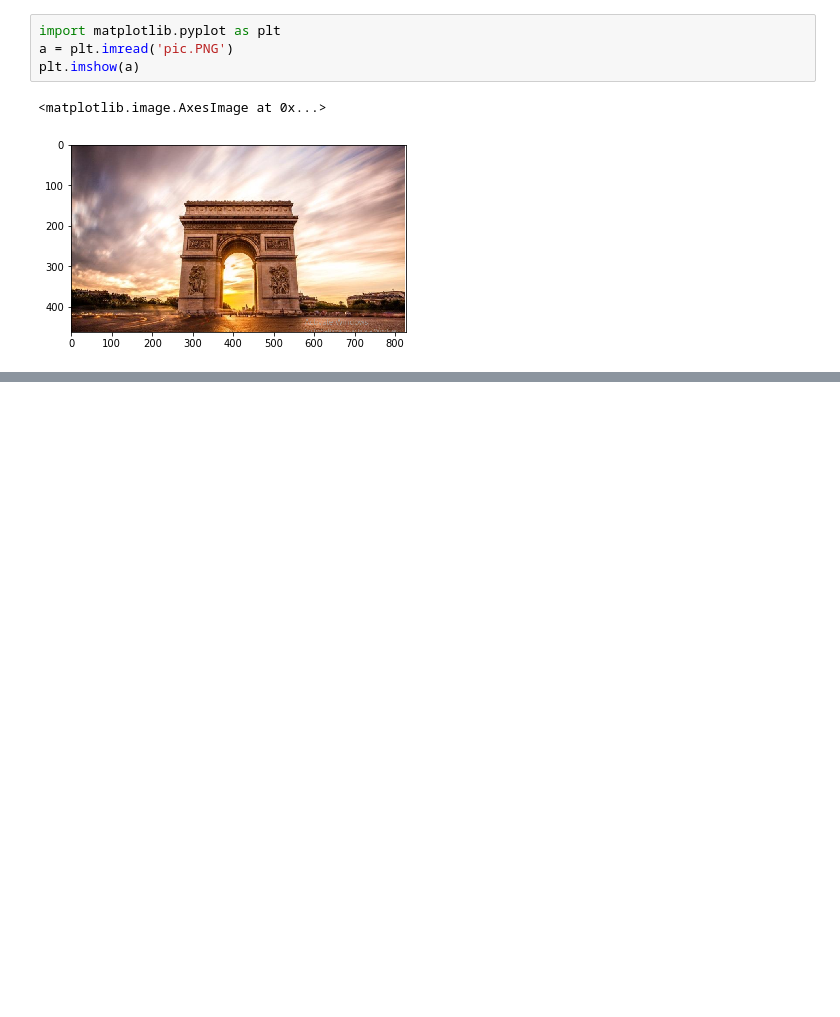
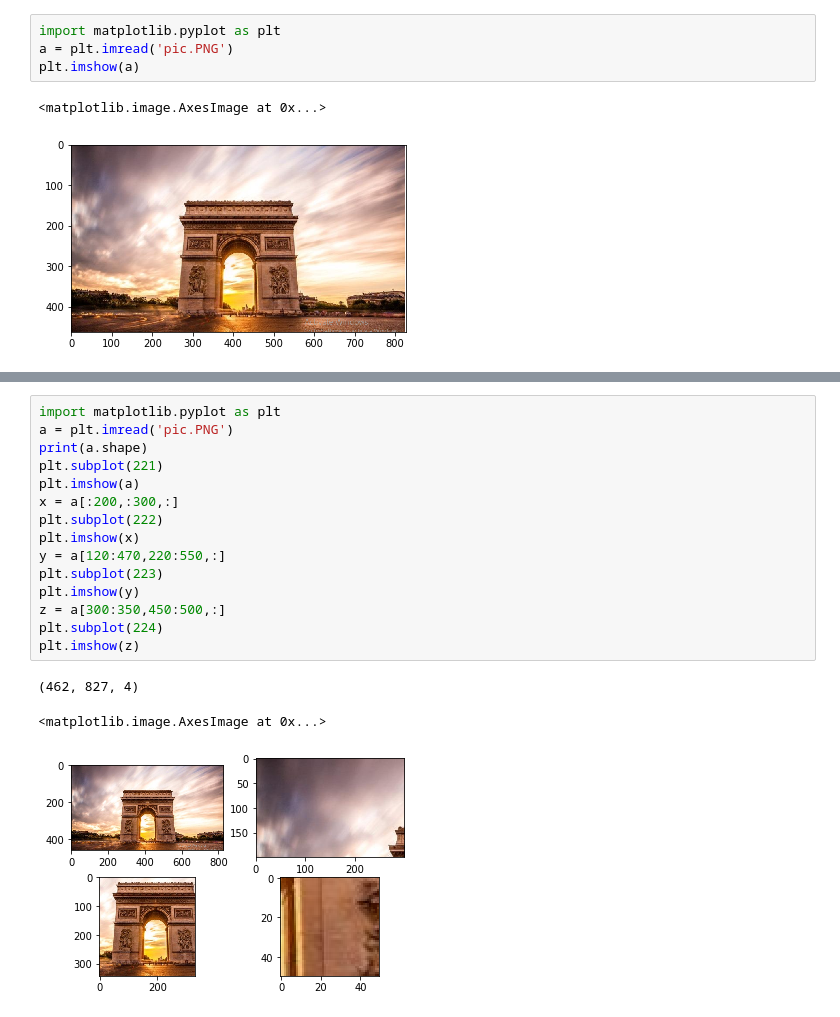
Before and after one commit to ahmed-hassan97/data_visulization, a Jupyter notebook: data_visulization.ipynb, the cells around one changed output, grey strips where cells are left out. Saved outputs shown, nothing was run; the diff lists cells and outputs as text; blank space fills up the shorter version.

```diff
--- a/data_visulization.ipynb
+++ b/data_visulization.ipynb
@@ -482,0 +500,19 @@ plt.imshow(a)
+# %%
+import matplotlib.pyplot as plt
+a = plt.imread('pic.PNG')
+print(a.shape)
+plt.subplot(221)
+plt.imshow(a)
+x = a[:200,:300,:]
+plt.subplot(222)
+plt.imshow(x)
+y = a[120:470,220:550,:]
+plt.subplot(223)
+plt.imshow(y)
+z = a[300:350,450:500,:]
+plt.subplot(224)
+plt.imshow(z)
+# %% [output]
+(462, 827, 4)
+<matplotlib.image.AxesImage at 0x...>
+[figure, added]
```
Also changed, not shown: parts of 1 cell of this notebook.
